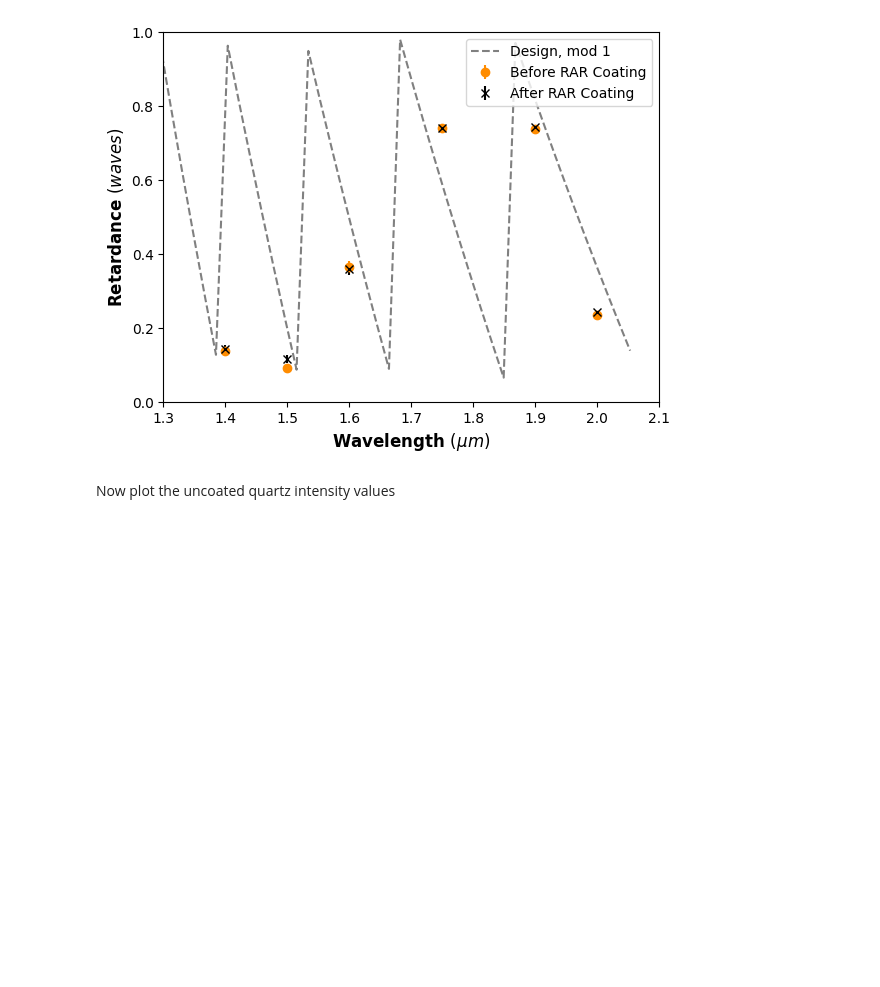
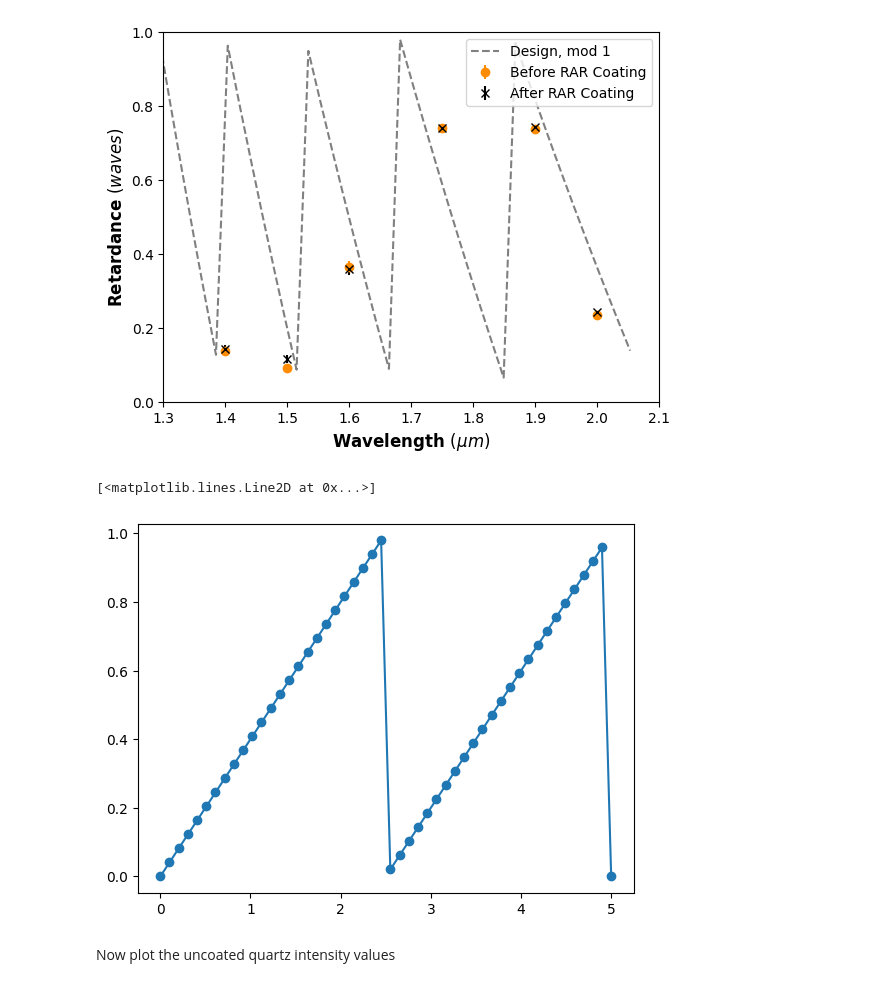
Before and after one commit to wcmelby/wcmelby-HWP_Characterizations, a Jupyter notebook: SuperK_Select_Data/L_SuperK_Analysis.ipynb, the cells around one changed output. Saved outputs shown, nothing was run; the diff lists cells and outputs as text; code cells hidden in the pictures; blank space fills up the shorter version.

```diff
--- a/SuperK_Select_Data/L_SuperK_Analysis.ipynb
+++ b/SuperK_Select_Data/L_SuperK_Analysis.ipynb
@@ -1133,6 +1136,15 @@ file_name = 'Coated_vs_Uncoated_Sample_Quartz_6_3.png'
 #plt.savefig(folder_path + file_name, bbox_inches='tight', dpi=300)
 # %% [output]
 [figure]
+# %%
+def test_exponential(x):
+    return 20*x
+
+test_x = np.linspace(0, 5, 50)
+plt.plot(test_x, test_exponential(test_x)%1, marker='o')
+# %% [output]
+[<matplotlib.lines.Line2D at 0x...>]
+[figure, added]
 # %% [markdown]
 Now plot the uncoated quartz intensity values
 # %%
```
Also changed, not shown: parts of 15 cells of this notebook, 3 other files.
